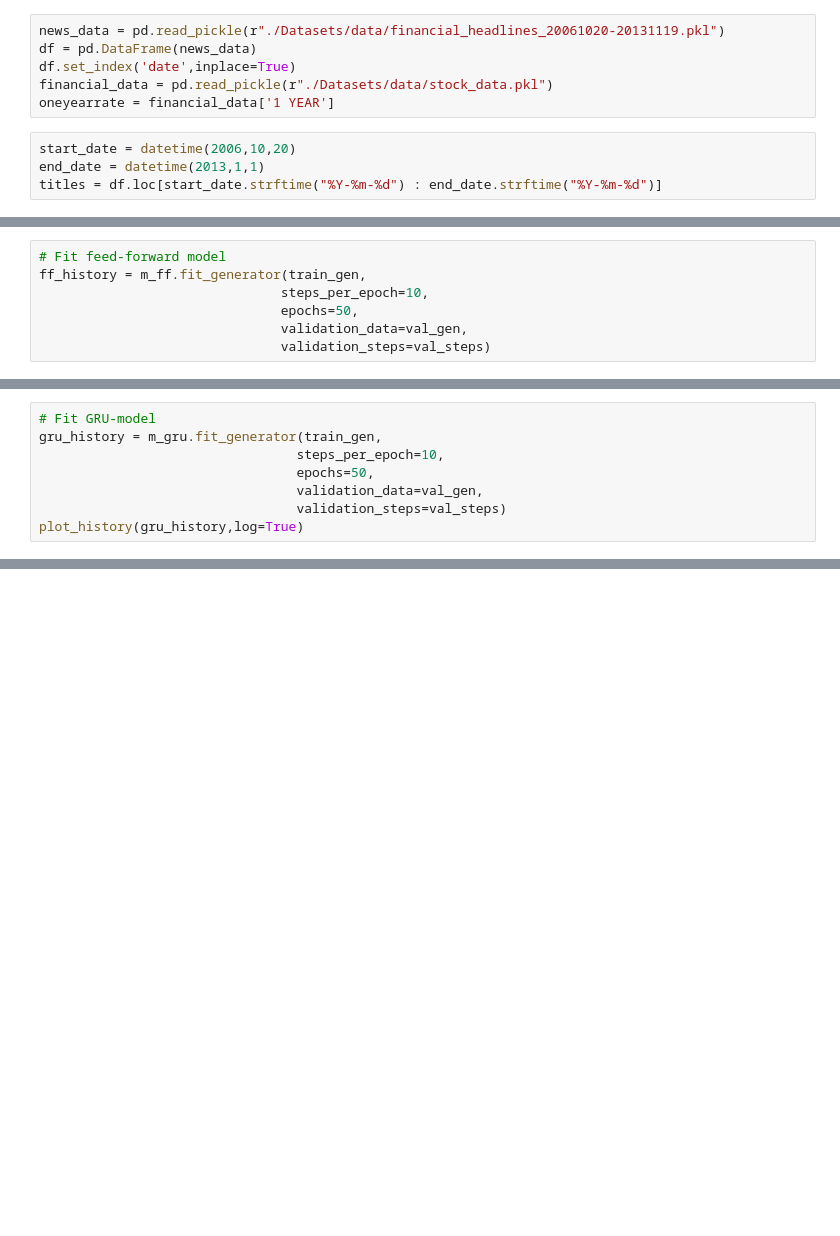
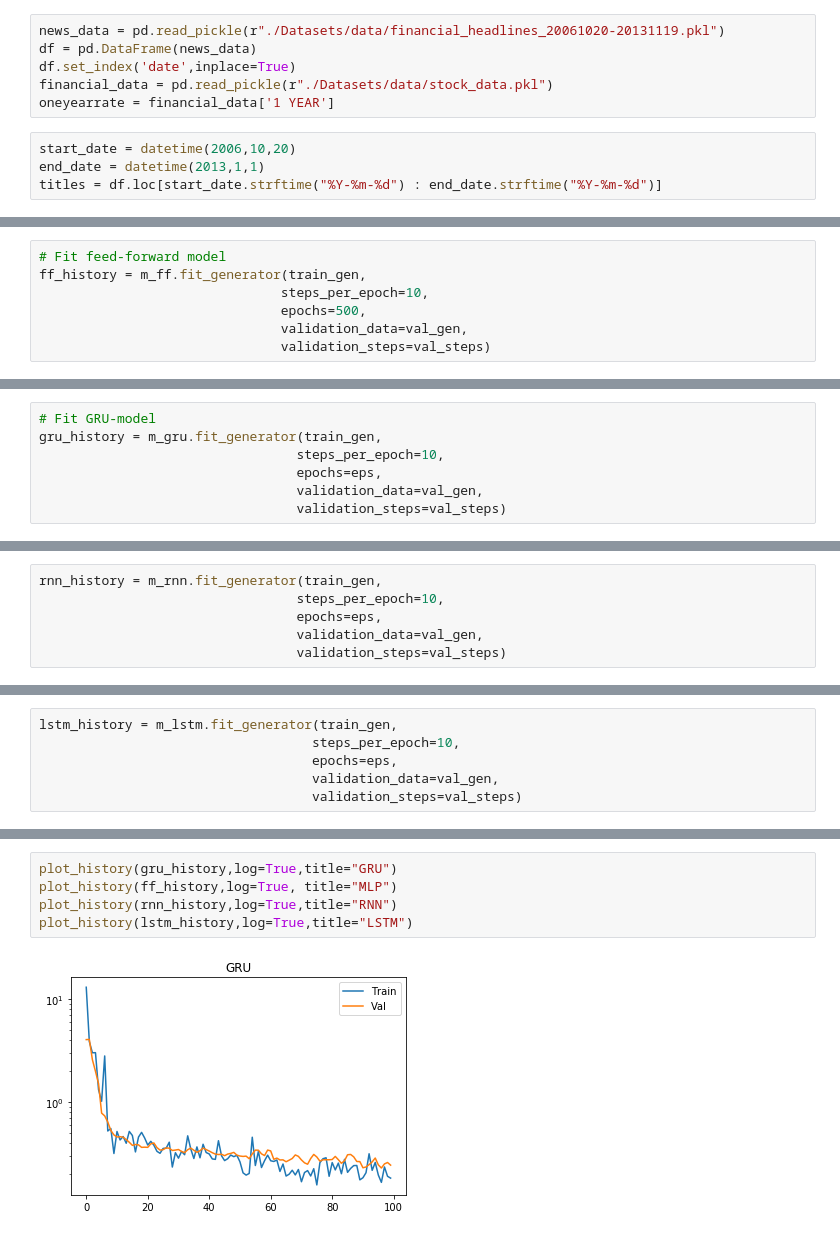
Before and after one commit to backmag/NLP-finance, a Jupyter notebook: News-playground.ipynb, the cells around one changed output, grey strips where cells are left out. Saved outputs shown, nothing was run; the diff lists cells and outputs as text; blank space fills up the shorter version.

```diff
--- a/News-playground.ipynb
+++ b/News-playground.ipynb
@@ -211,7 +302,7 @@ test_steps = (n - round(train_split*n) - round(val_split*n) - 1 - lookback) // b
 # Fit feed-forward model
 ff_history = m_ff.fit_generator(train_gen,
                                steps_per_epoch=10,
-                               epochs=50,
+                               epochs=500,
                                validation_data=val_gen,
                                validation_steps=val_steps)
 # %% [output]
@@ -236,8 +327,7 @@ Epoch 50/50
 # Fit GRU-model
 gru_history = m_gru.fit_generator(train_gen,
                                  steps_per_epoch=10,
-                                 epochs=50,
+                                 epochs=eps,
                                  validation_data=val_gen,
                                  validation_steps=val_steps)
-plot_history(gru_history,log=True)
 # %% [output]
@@ -273,0 +351,6 @@ model.fit_generator(gen,steps_per_epoch=5,epochs=1,verbose=1)
+# %%
+rnn_history = m_rnn.fit_generator(train_gen,
+                                 steps_per_epoch=10,
+                                 epochs=eps,
+                                 validation_data=val_gen,
+                                 validation_steps=val_steps)
@@ -273,0 +375,6 @@ model.fit_generator(gen,steps_per_epoch=5,epochs=1,verbose=1)
+# %%
+lstm_history = m_lstm.fit_generator(train_gen,
+                                   steps_per_epoch=10,
+                                   epochs=eps,
+                                   validation_data=val_gen,
+                                   validation_steps=val_steps)
@@ -273,0 +399,7 @@ model.fit_generator(gen,steps_per_epoch=5,epochs=1,verbose=1)
+# %%
+plot_history(gru_history,log=True,title="GRU")
+plot_history(ff_history,log=True, title="MLP")
+plot_history(rnn_history,log=True,title="RNN")
+plot_history(lstm_history,log=True,title="LSTM")
+# %% [output]
+[figure, added]
```
Also changed, not shown: parts of 22 cells of this notebook.
